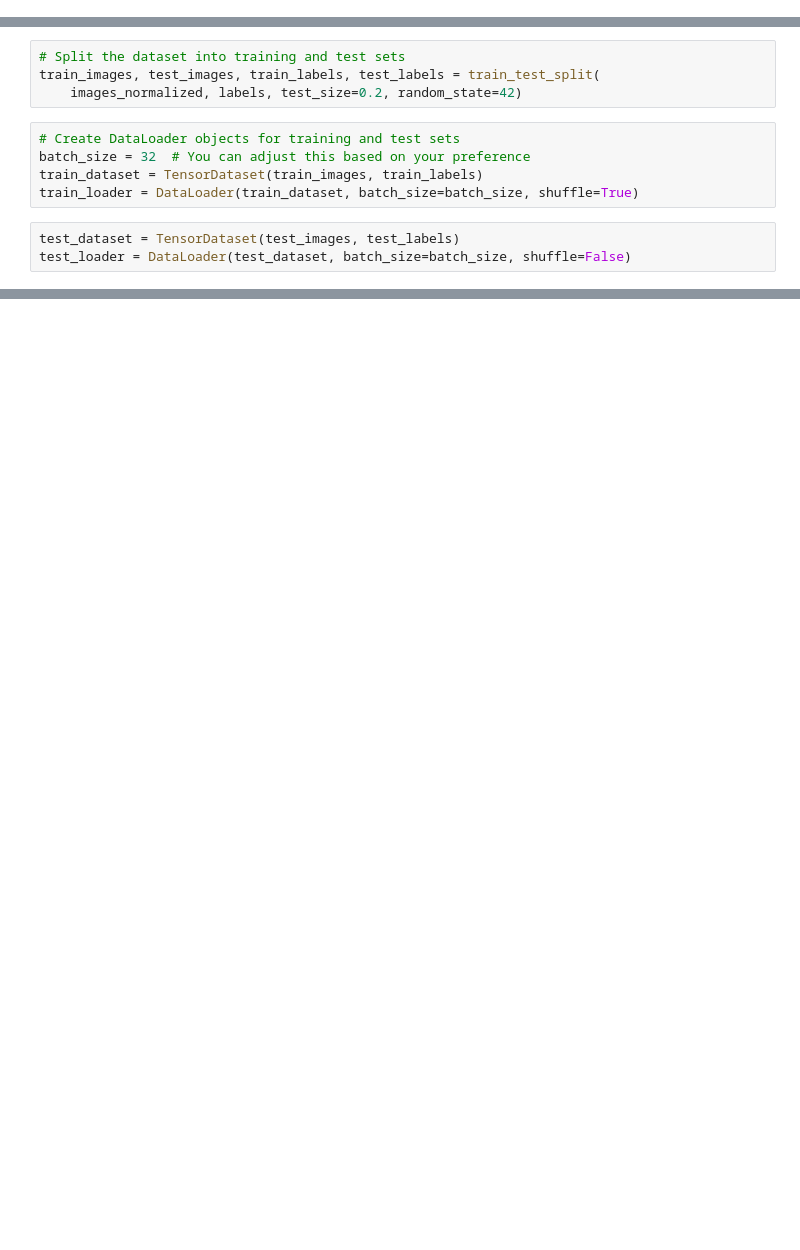
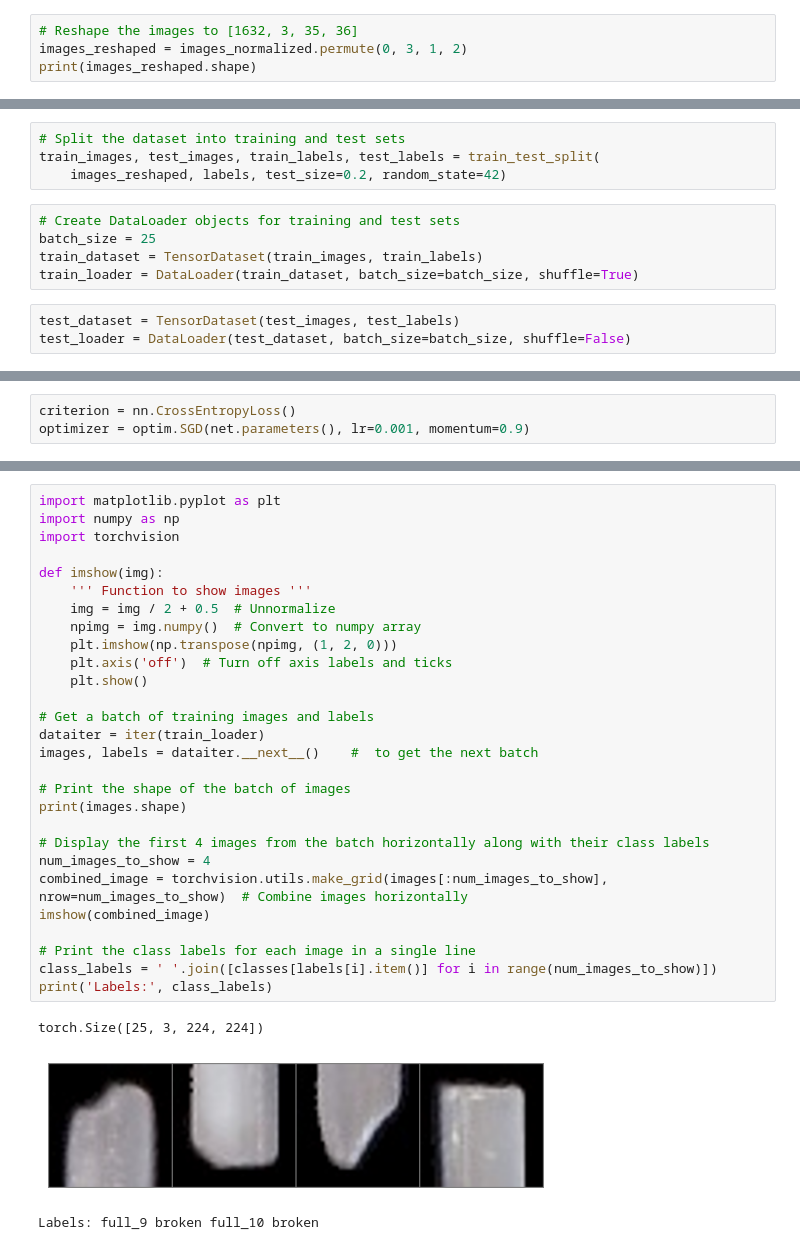
Before and after one commit to thinzarWendy/computervision-tools, a Jupyter notebook: classification/Rice_Img_Classification.ipynb, the cells around one changed output, grey strips where cells are left out. Saved outputs shown, nothing was run; the diff lists cells and outputs as text; blank space fills up the shorter version.

```diff
--- a/classification/Rice_Img_Classification.ipynb
+++ b/classification/Rice_Img_Classification.ipynb
@@ -144,0 +163,4 @@ torch.Size([1632, 35, 36, 3])
+# %%
+# Reshape the images to [1632, 3, 35, 36]
+images_reshaped = images_normalized.permute(0, 3, 1, 2)
+print(images_reshaped.shape)
@@ -145,10 +169,10 @@ torch.Size([1632, 35, 36, 3])
 # %%
 # Split the dataset into training and test sets
 train_images, test_images, train_labels, test_labels = train_test_split(
-    images_normalized, labels, test_size=0.2, random_state=42)
+    images_reshaped, labels, test_size=0.2, random_state=42)
 # %%
 # Create DataLoader objects for training and test sets
-batch_size = 32  # You can adjust this based on your preference
+batch_size = 25
 train_dataset = TensorDataset(train_images, train_labels)
 train_loader = DataLoader(train_dataset, batch_size=batch_size, shuffle=True)
 # %%
@@ -156,0 +239,3 @@ test_loader = DataLoader(test_dataset, batch_size=batch_size, shuffle=False)
+# %%
+criterion = nn.CrossEntropyLoss()
+optimizer = optim.SGD(net.parameters(), lr=0.001, momentum=0.9)
@@ -156,0 +324,32 @@ test_loader = DataLoader(test_dataset, batch_size=batch_size, shuffle=False)
+# %%
+import matplotlib.pyplot as plt
+import numpy as np
+import torchvision
+
+def imshow(img):
+    ''' Function to show images '''
+    img = img / 2 + 0.5  # Unnormalize
+    npimg = img.numpy()  # Convert to numpy array
+    plt.imshow(np.transpose(npimg, (1, 2, 0)))
+    plt.axis('off')  # Turn off axis labels and ticks
+    plt.show()
+
+# Get a batch of training images and labels
+dataiter = iter(train_loader)
+images, labels = dataiter.__next__()    #  to get the next batch
+
+# Print the shape of the batch of images
+print(images.shape)
+
+# Display the first 4 images from the batch horizontally along with their class labels
+num_images_to_show = 4
+combined_image = torchvision.utils.make_grid(images[:num_images_to_show], nrow=num_images_to_show)  # Combine images horizontally
+imshow(combined_image)
+
+# Print the class labels for each image in a single line
+class_labels = ' '.join([classes[labels[i].item()] for i in range(num_images_to_show)])
+print('Labels:', class_labels)
+# %% [output]
+torch.Size([25, 3, 224, 224])
+[figure, added]
+Labels: full_9 broken full_10 broken
```
Also changed, not shown: parts of 62 cells of this notebook.
